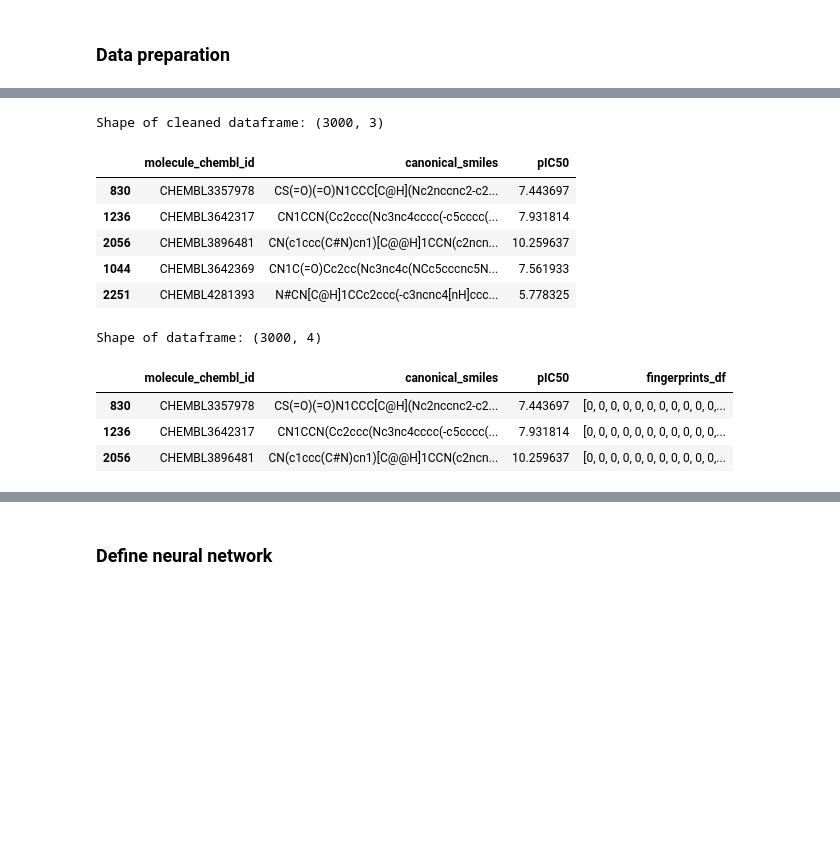
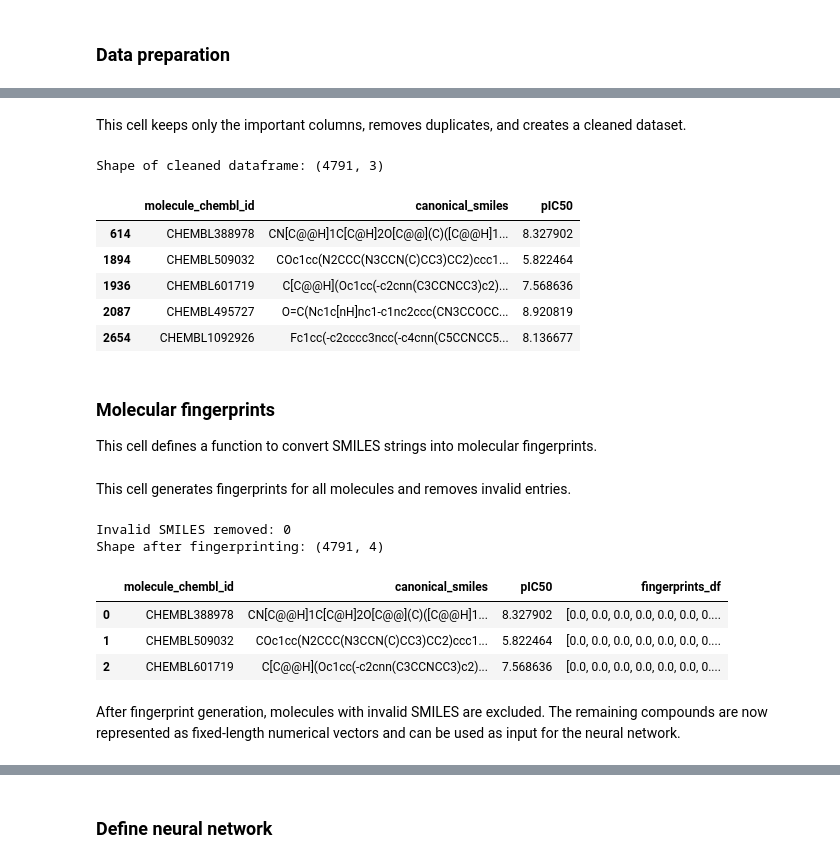
Before and after one commit to v-c-sch/DSF-DCBP-Rep.-SCHV, a Jupyter notebook: DSF_Mid_Term_Project.ipynb, the cells around one changed output, grey strips where cells are left out. Saved outputs shown, nothing was run; the diff lists cells and outputs as text; code cells hidden in the pictures; blank space fills up the shorter version.

```diff
--- a/DSF_Mid_Term_Project.ipynb
+++ b/DSF_Mid_Term_Project.ipynb
@@ -156,23 +214,26 @@ df.head()
+# %% [markdown]
+This cell keeps only the important columns, removes duplicates, and creates a cleaned dataset.
 # %%
 # Keep necessary columns
 chembl_df = df[["molecule_chembl_id", "canonical_smiles", "pIC50"]].dropna()
 
 # remove duplicates
 chembl_df = chembl_df.drop_duplicates(subset=["molecule_chembl_id"])
 
-# optional: smaller sample for Colab test run
-chembl_df = chembl_df.sample(min(len(chembl_df), 3000), random_state=42)
-
 print("Shape of cleaned dataframe:", chembl_df.shape)
 chembl_df.head()
 # %% [output]
-Shape of cleaned dataframe: (3000, 3)
+Shape of cleaned dataframe: (4791, 3)
 |  | molecule_chembl_id | canonical_smiles | pIC50 |
-| 830 | CHEMBL3357978 | CS(=O)(=O)N1CCC[C@H](Nc2nccnc2-c2... | 7.443697 |
-| 1236 | CHEMBL3642317 | CN1CCN(Cc2ccc(Nc3nc4cccc(-c5cccc(... | 7.931814 |
-| 2056 | CHEMBL3896481 | CN(c1ccc(C#N)cn1)[C@@H]1CCN(c2ncn... | 10.259637 |
-| 1044 | CHEMBL3642369 | CN1C(=O)Cc2cc(Nc3nc4c(NCc5cccnc5N... | 7.561933 |
-| 2251 | CHEMBL4281393 | N#CN[C@H]1CCc2ccc(-c3ncnc4[nH]ccc... | 5.778325 |
+| 614 | CHEMBL388978 | CN[C@@H]1C[C@H]2O[C@@](C)([C@@H]1... | 8.327902 |
+| 1894 | CHEMBL509032 | COc1cc(N2CCC(N3CCN(C)CC3)CC2)ccc1... | 5.822464 |
+| 1936 | CHEMBL601719 | C[C@@H](Oc1cc(-c2cnn(C3CCNCC3)c2)... | 7.568636 |
+| 2087 | CHEMBL495727 | O=C(Nc1c[nH]nc1-c1nc2ccc(CN3CCOCC... | 8.920819 |
+| 2654 | CHEMBL1092926 | Fc1cc(-c2cccc3ncc(-c4cnn(C5CCNCC5... | 8.136677 |
+# %% [markdown]
+### Molecular fingerprints
+
+This cell defines a function to convert SMILES strings into molecular fingerprints.
 # %%
 def smiles_to_fp(smiles, method="maccs", n_bits=2048):
     """
@@ -212,14 +264,22 @@ def smiles_to_fp(smiles, method="maccs", n_bits=2048):
+# %% [markdown]
+This cell generates fingerprints for all molecules and removes invalid entries.
 # %%
 chembl_df["fingerprints_df"] = chembl_df["canonical_smiles"].apply(smiles_to_fp)
 
-# remove rows where fingerprint creation failed
+invalid_smiles = chembl_df["fingerprints_df"].isna().sum()
+print("Invalid SMILES removed:", invalid_smiles)
+
 chembl_df = chembl_df[chembl_df["fingerprints_df"].notna()].copy()
+chembl_df = chembl_df.reset_index(drop=True)
 
-print("Shape of dataframe:", chembl_df.shape)
+print("Shape after fingerprinting:", chembl_df.shape)
 chembl_df.head(3)
 # %% [output]
-Shape of dataframe: (3000, 4)
+Invalid SMILES removed: 0
+Shape after fingerprinting: (4791, 4)
 |  | molecule_chembl_id | canonical_smiles | pIC50 | fingerprints_df |
-| 830 | CHEMBL3357978 | CS(=O)(=O)N1CCC[C@H](Nc2nccnc2-c2... | 7.443697 | [0, 0, 0, 0, 0, 0, 0, 0, 0, 0, 0,... |
-| 1236 | CHEMBL3642317 | CN1CCN(Cc2ccc(Nc3nc4cccc(-c5cccc(... | 7.931814 | [0, 0, 0, 0, 0, 0, 0, 0, 0, 0, 0,... |
-| 2056 | CHEMBL3896481 | CN(c1ccc(C#N)cn1)[C@@H]1CCN(c2ncn... | 10.259637 | [0, 0, 0, 0, 0, 0, 0, 0, 0, 0, 0,... |
+| 0 | CHEMBL388978 | CN[C@@H]1C[C@H]2O[C@@](C)([C@@H]1... | 8.327902 | [0.0, 0.0, 0.0, 0.0, 0.0, 0.0, 0.... |
+| 1 | CHEMBL509032 | COc1cc(N2CCC(N3CCN(C)CC3)CC2)ccc1... | 5.822464 | [0.0, 0.0, 0.0, 0.0, 0.0, 0.0, 0.... |
+| 2 | CHEMBL601719 | C[C@@H](Oc1cc(-c2cnn(C3CCNCC3)c2)... | 7.568636 | [0.0, 0.0, 0.0, 0.0, 0.0, 0.0, 0.... |
+# %% [markdown]
+After fingerprint generation, molecules with invalid SMILES are excluded. The remaining compounds are now represented as fixed-length numerical vectors and can be used as input for the neural network.
```
Also changed, not shown: parts of 42 cells of this notebook.
